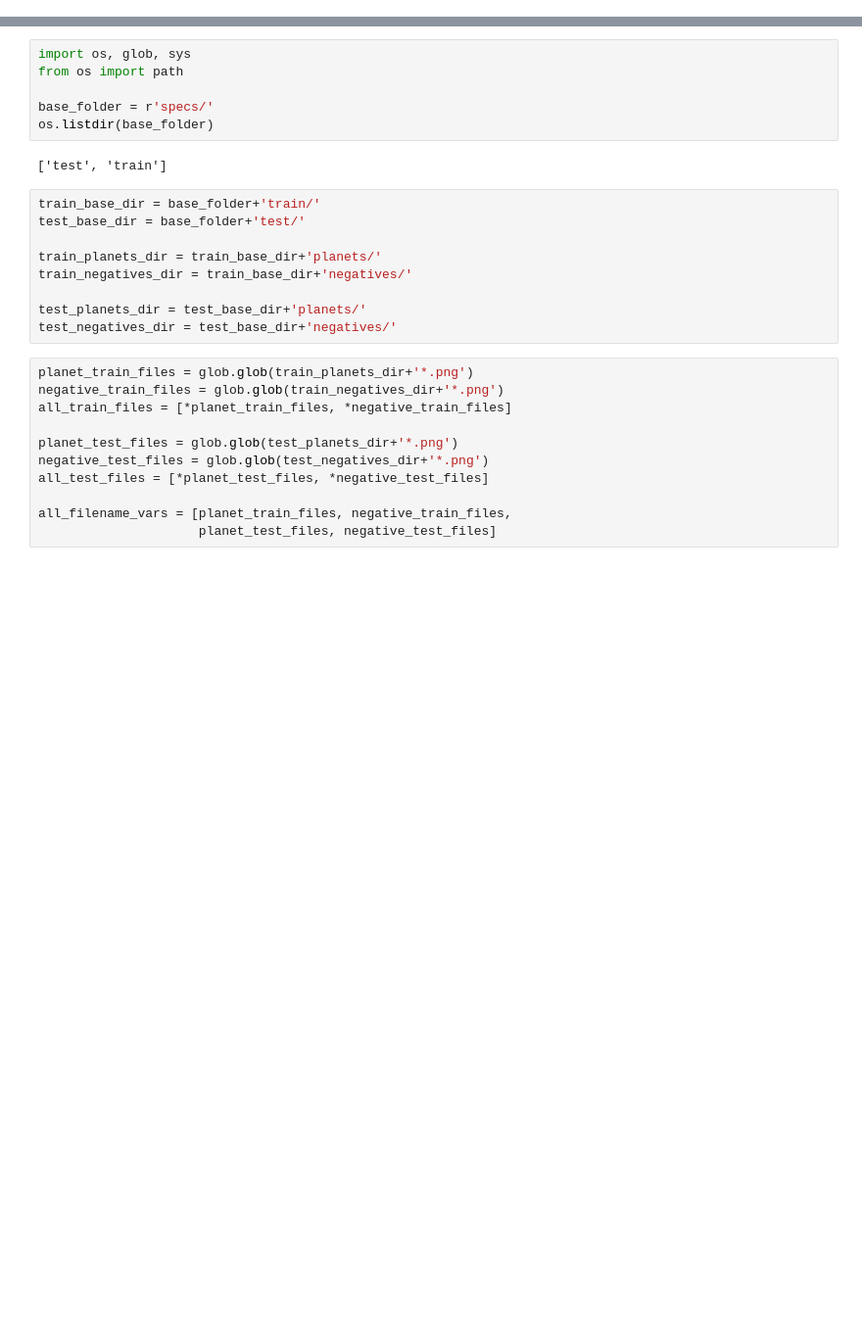
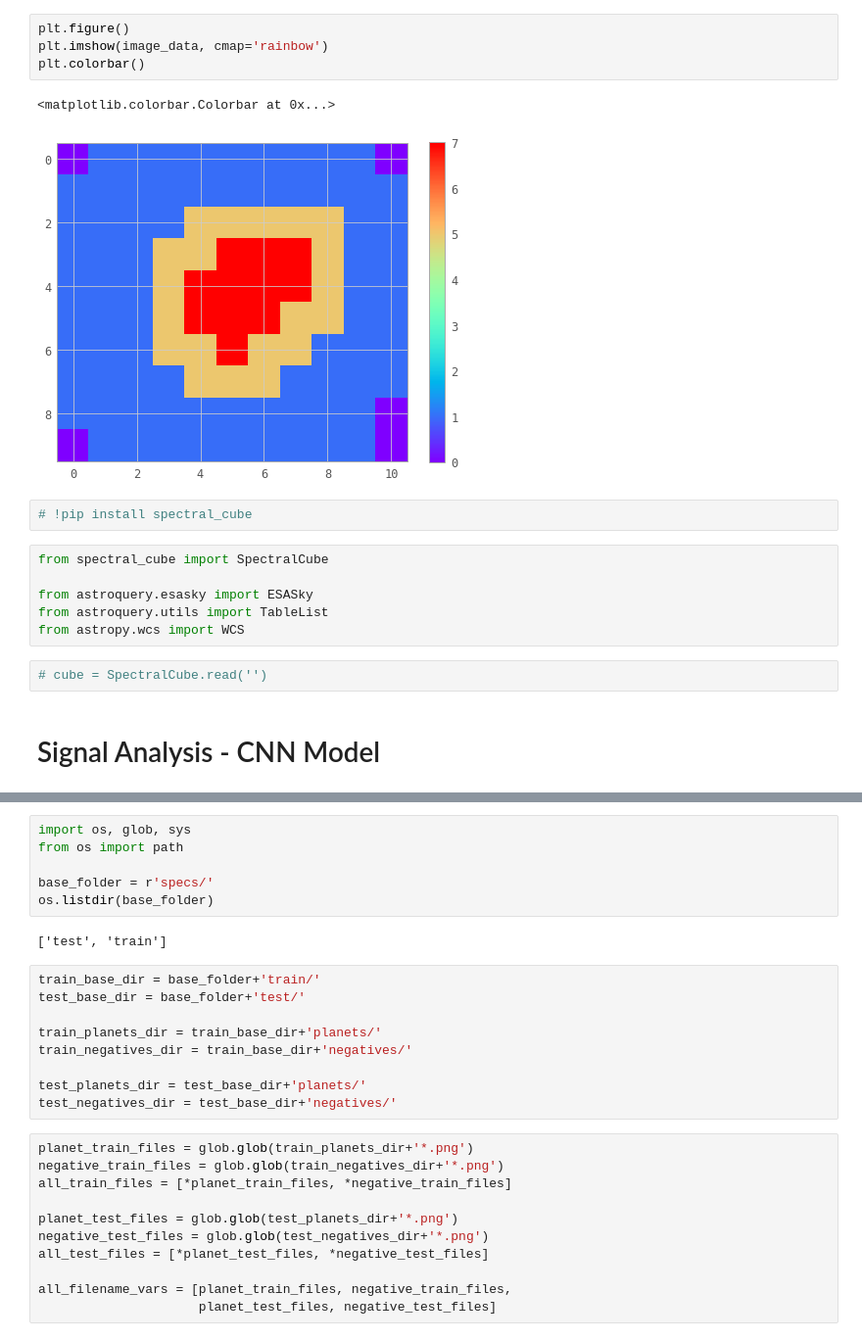
Before and after one commit to alphasentaurii/starskope, a Jupyter notebook: starskope_3.ipynb, the cells around one changed output, grey strips where cells are left out. Shown: that part at 98% size. Saved outputs shown, nothing was run; the diff lists cells and outputs as text; blank space fills up the shorter version.

```diff
--- a/starskope_3.ipynb
+++ b/starskope_3.ipynb
@@ -59,0 +415,19 @@ from sklearn.base import clone
+# %%
+plt.figure()
+plt.imshow(image_data, cmap='rainbow')
+plt.colorbar()
+# %% [output]
+<matplotlib.colorbar.Colorbar at 0x...>
+[figure, added]
+# %%
+# !pip install spectral_cube
+# %%
+from spectral_cube import SpectralCube
+
+from astroquery.esasky import ESASky
+from astroquery.utils import TableList
+from astropy.wcs import WCS
+# %%
+# cube = SpectralCube.read('')
+# %% [markdown]
+# Signal Analysis - CNN Model
```
Also changed, not shown: parts of 74 cells of this notebook, 1 other file.
